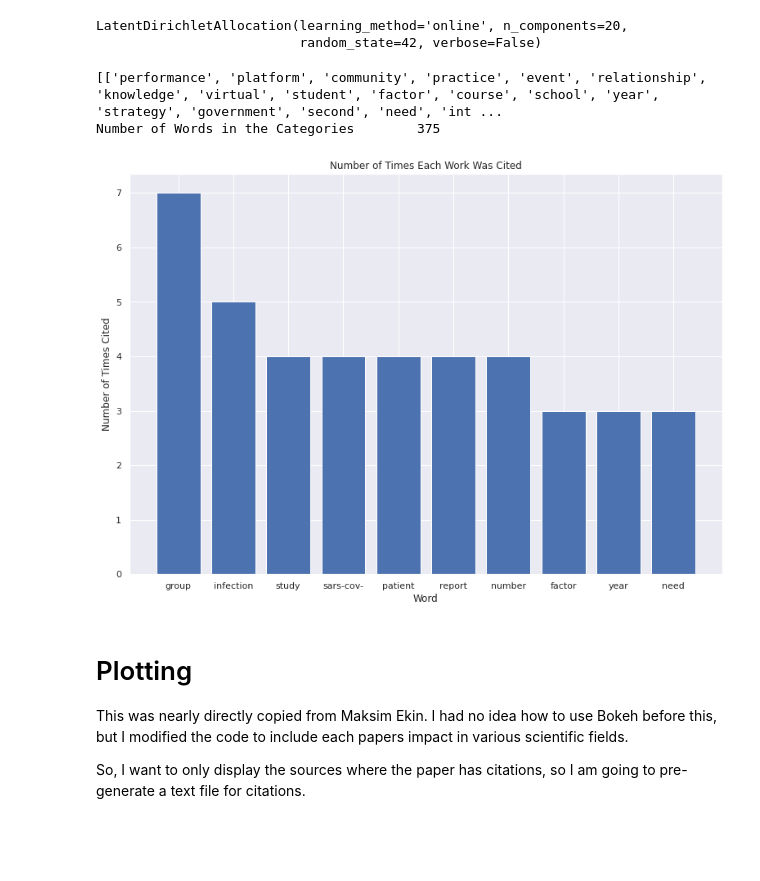
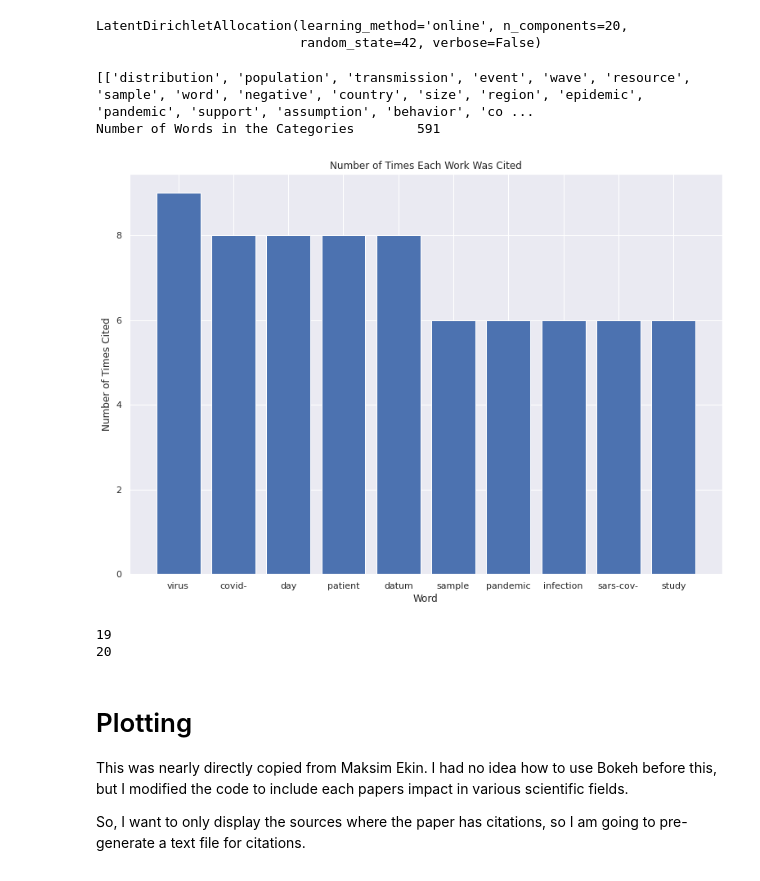
Before and after one commit to wkaisertexas/COVID-Paper-Clustering, a Jupyter notebook: covid-19-data-analysis.ipynb, the cells around one changed output. Cells and saved outputs as stored; diff of their text form; code cells hidden in the pictures; blank space fills up the shorter version.

```diff
--- a/covid-19-data-analysis.ipynb
+++ b/covid-19-data-analysis.ipynb
@@ -41,7 +42,7 @@ data = data.sample(frac=FRAC_DATASET)
 N_ROWS = len(data.index)
 N_COLS = len(data.columns)
 
-data.dropna(subset=['doi', 'title', 'abstract', 'url', 'cord_uid'], inplace=True)
+data.dropna(subset=['doi', 'title', 'abstract', 'url', 'cord_uid', 'publish_time'], inplace=True)
 
 print(f"number of columns:       {N_COLS:10d}")
 print(f"original number of rows: {N_ROWS:10d}")
@@ -58,6 +59,7 @@ Here we learn more about the dataset and the papers that it contains. This will
 # %%
 from datetime import datetime
 import matplotlib.pyplot as plt
+from math import log10
 
 def get_date(date):
     if date.find("-") != -1:
@@ -66,7 +68,7 @@ def get_date(date):
         return datetime.strptime(date, "%Y")
 
 # Time Created Histogram
-publish_times = data['publish_time'].dropna().apply(get_date)
+publish_times = data['publish_time'].apply(get_date)
 publish_times = publish_times[publish_times > datetime.strptime("2000-1-1", "%Y-%m-%d")]
 plt.hist(publish_times, bins=20)
 plt.title("When Papers on COVID-19 Were Published")
@@ -74,4 +76,17 @@ plt.xlabel("Date Published")
 plt.ylabel("Number of Papers")
 plt.savefig('paper_ages.png')
 plt.show()
+
+# Gets the paper age in some number of units
+
+# Note: This should really a datetime object that represents the number of days
+data['days'] = data['publish_time'].apply(lambda publish_date: (datetime(2022, 3, 11) - get_date(publish_date)).days + 365)
+data['log_days'] = data['days'].apply(lambda x: log10(x + 1))
+print(data['log_days'].min())
+plt.hist(data['log_days'])
+plt.title("Log-Weighted Time Since Papers Were Published")
+plt.xlabel("Log Days")
+plt.ylabel("Count")
+plt.savefig("log_days.png")
+plt.show()
 # %% [output]
@@ -578,7 +595,7 @@ plt.show()
 X_reduced = combine_impact(X_reduced, impact_vectors, 0.25) # .25 % of the clustering is from paper impact!
 
 # Clusters the thing
-k = 18
+k = 20
 kmeans = KMeans(n_clusters=k, random_state=42)
 data['cluster'] = kmeans.fit_predict(X_reduced)
 print(kmeans.score(X_reduced))
@@ -612,4 +630,23 @@ pickle.dump(X, open('x.p', 'wb'))
 pickle.dump(X_reduced, open('X_reduced.p', 'wb'))
+# %%
+import numpy as np # linear algebra
+import pandas as pd # data processing, CSV file I/O (e.g. pd.read_csv)
+import nltk
+import os
+import pickle
+
+# Monitors the Status of the Project
+from tqdm import tqdm
+tqdm.pandas()
+
+if 'data' not in globals():
+    ! wget https://raw.githubusercontent.com/wkaisertexas/COVID-Paper-Clustering/main/data_final.p
+    data = pd.read_pickle('data_final.p')
+    k = 18 # The test thing used 18
+
+if 'X_embedded' not in globals():
+    ! wget https://raw.githubusercontent.com/wkaisertexas/COVID-Paper-Clustering/main/X_embedded.p
+    X_embedded = pd.read_pickle('X_embedded.p')
 # %% [markdown]
 #### Clustering the Data
 This is a mid plot, but the real plot will be made later.
@@ -727,35 +759,43 @@ f.close()
 # %%
 print(all_keywords[:2][:5])
 
 massive_all_keywords = []
 
 for keywords in all_keywords:
     massive_all_keywords += keywords
 
 keyword_count = {}
 for keyword in massive_all_keywords:
     if keyword in keyword_count:
         keyword_count[keyword] += 1
     else:
         keyword_count[keyword] = 1
 keyword_count = dict(sorted(keyword_count.items(), key=lambda item: item[1], reverse=True))
 
 print(f"Number of Words in the Categories {len(massive_all_keywords):10d}")
 
 n_bars = min(10, len(keyword_count.keys()))
 
 plt.bar([i for i in range(n_bars)], list(keyword_count.values())[:n_bars], tick_label=list(keyword_count.keys())[:n_bars])
 plt.xlabel("Word")
 plt.ylabel("Number of Times Cited")
 plt.title("Number of Times Each Work Was Cited")
 plt.savefig("Category Commonalities")
 plt.show()
 
 # If greater than like 15, kill them. Also, maybe categoies should be shrunk to like 15, a lot more readale this way
+print(len(all_keywords))
+
+while len(all_keywords) < k:
+    all_keywords.append([])
+
+print(len(all_keywords))
 # %% [output]
-[['performance', 'platform', 'community', 'practice', 'event', 'relationship', 'knowledge', 'virtual', 'student', 'factor', 'course', 'school', 'year', 'strategy', 'government', 'second', 'need', 'int ...
-Number of Words in the Categories        375
+[['distribution', 'population', 'transmission', 'event', 'wave', 'resource', 'sample', 'word', 'negative', 'country', 'size', 'region', 'epidemic', 'pandemic', 'support', 'assumption', 'behavior', 'co ...
+Number of Words in the Categories        591
-[figure, old version]
+[figure, new version]
+19
+20
 # %% [markdown]
 # Plotting
 This was nearly directly copied from Maksim Ekin. I had no idea how to use Bokeh before this, but I modified the code to include each papers impact in various scientific fields.
```
Also changed, not shown: parts of 27 cells of this notebook.
